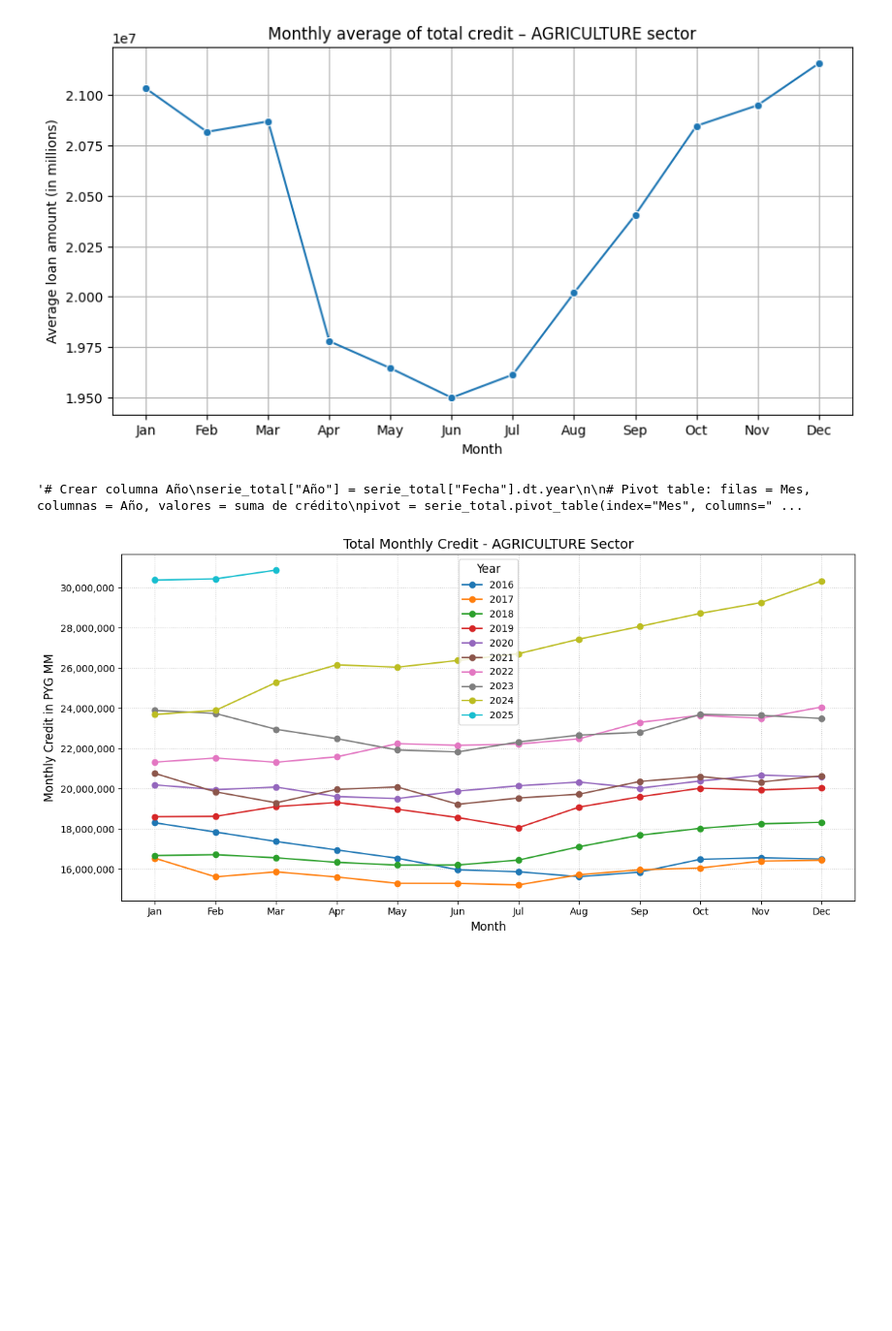
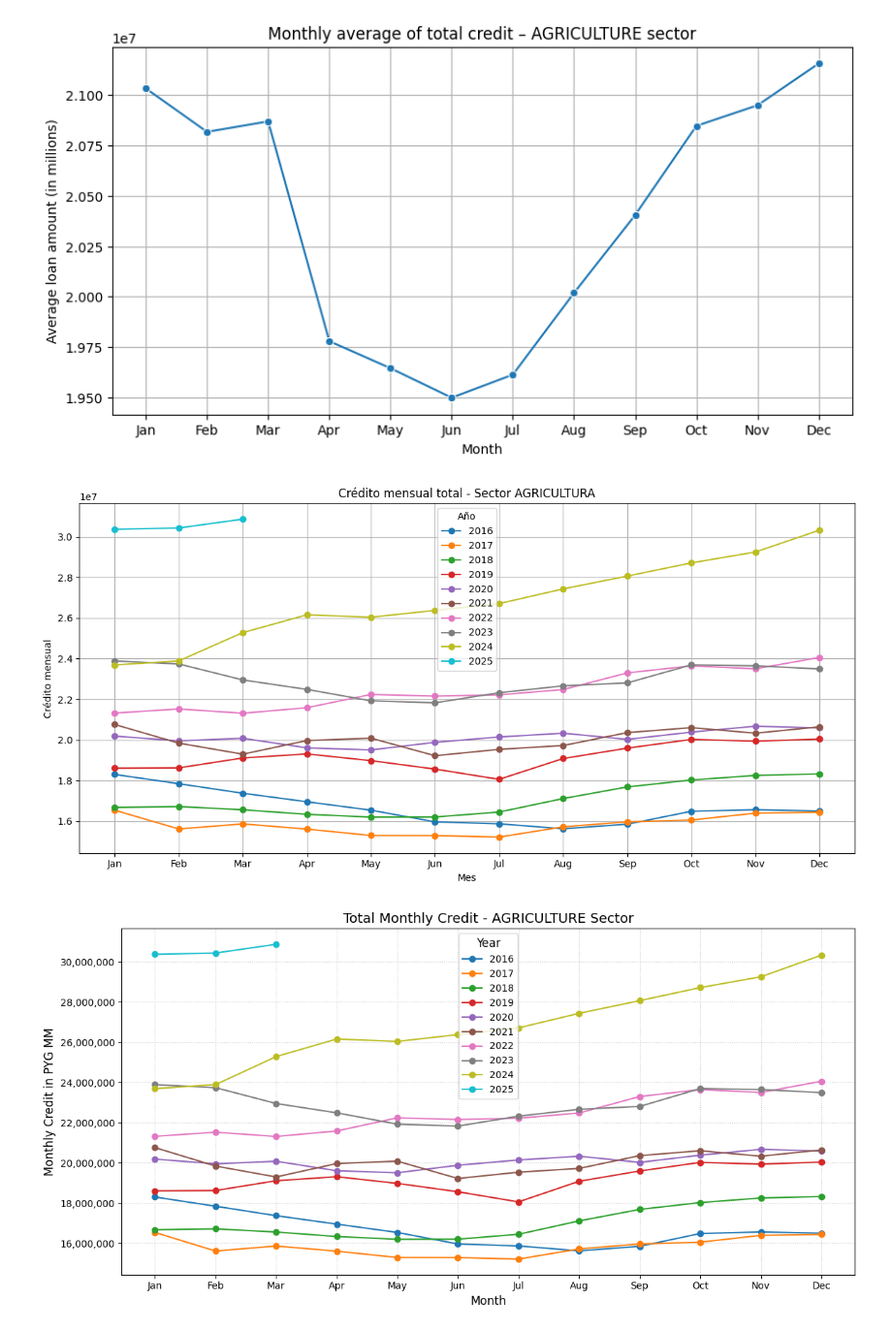
Before and after one commit to MathiasChd/MIA_UNA, a Jupyter notebook: SeriesTemporales/TrabajoGrupal/Trabajo_grupal_MIAAD_FINAL.ipynb, the cells around one changed output. Shown at 97% size. Cells and saved outputs as stored; diff of their text form; code cells hidden in the pictures; blank space fills up the shorter version.

```diff
--- a/SeriesTemporales/TrabajoGrupal/Trabajo_grupal_MIAAD_FINAL.ipynb
+++ b/SeriesTemporales/TrabajoGrupal/Trabajo_grupal_MIAAD_FINAL.ipynb
@@ -120,31 +120,31 @@ plt.show()
 # %% [output]
 [figure]
 # %%
-'''# Crear columna Año
+# Crear columna Año
 serie_total["Año"] = serie_total["Fecha"].dt.year
 
 # Pivot table: filas = Mes, columnas = Año, valores = suma de crédito
 pivot = serie_total.pivot_table(index="Mes", columns="Año", values="Credito", aggfunc='sum')
 
 # Etiquetas de los meses
 meses_labels = ["Jan", "Feb", "Mar", "Apr", "May", "Jun",
                 "Jul", "Aug", "Sep", "Oct", "Nov", "Dec"]
 
 # Graficar
 plt.figure(figsize=(12,6))
 for año in pivot.columns:
     plt.plot(pivot.index, pivot[año], marker='o', label=str(año))
 
 plt.xticks(ticks=range(1,13), labels=meses_labels)
 plt.title("Crédito mensual total - Sector AGRICULTURA")
 plt.xlabel("Mes")
 plt.ylabel("Crédito mensual")
 plt.legend(title="Año")
 plt.grid(True)
 plt.tight_layout()
-plt.show()'''
+plt.show()
 # %% [output]
-'# Crear columna Año\nserie_total["Año"] = serie_total["Fecha"].dt.year\n\n# Pivot table: filas = Mes, columnas = Año, valores = suma de crédito\npivot = serie_total.pivot_table(index="Mes", columns=" ...
+[figure, added]
 # %%
 # Graficar
 plt.figure(figsize=(12, 6))
```
Also changed, not shown: parts of 34 cells of this notebook.
